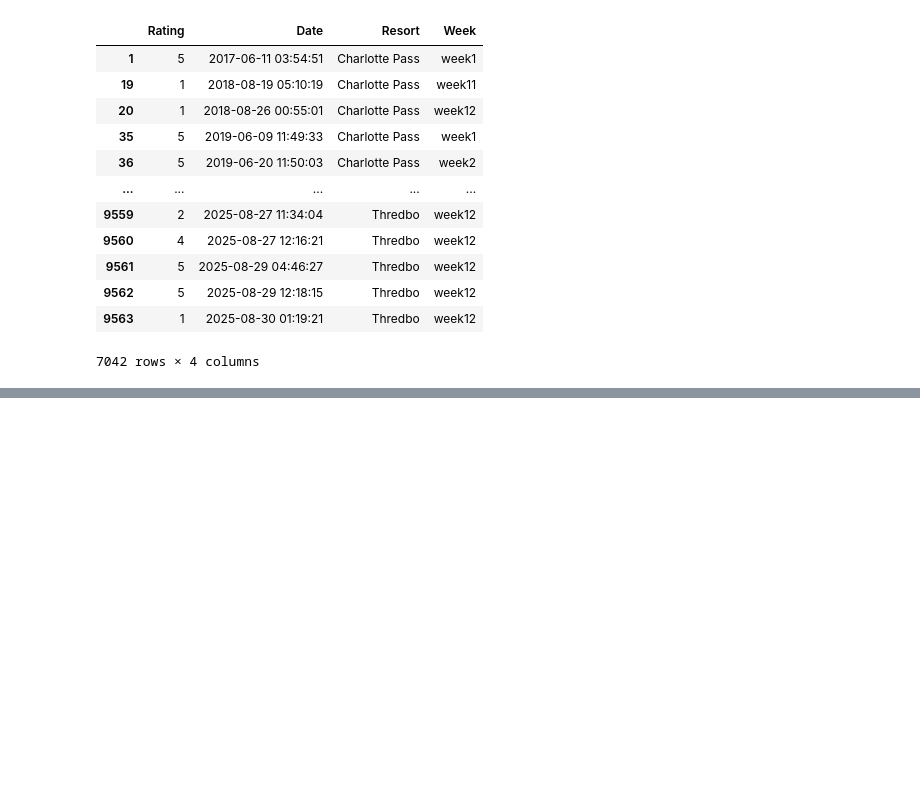
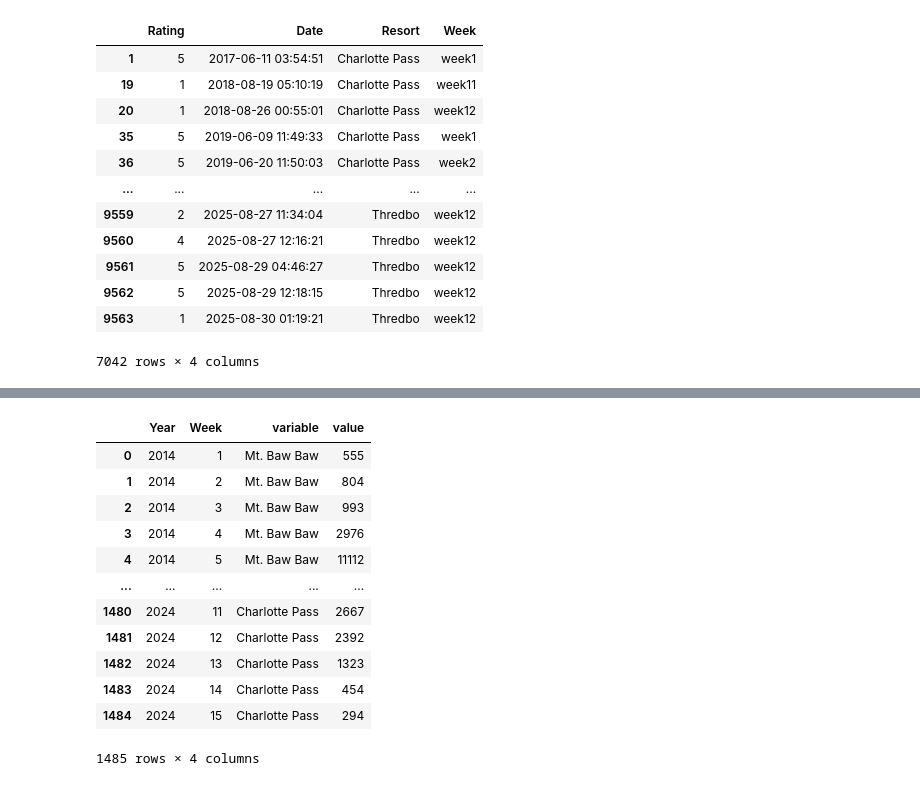
Before and after one commit to affogato-lab/datathon-braincells, a Jupyter notebook: cleaning_review.ipynb, the cells around one changed output, grey strips where cells are left out. Saved outputs shown, nothing was run; the diff lists cells and outputs as text; code cells hidden in the pictures; blank space fills up the shorter version.

```diff
--- a/cleaning_review.ipynb
+++ b/cleaning_review.ipynb
@@ -64,0 +166,17 @@ ratings.to_csv('ratings.csv')
+# %%
+visit_aus = visit_aus.melt(value_vars=['Mt. Baw Baw', 'Mt. Stirling', 'Mt. Hotham', 'Falls Creek', 	'Mt. Buller',  'Selwyn',
+	                       'Thredbo', 'Perisher',  'Charlotte Pass'], id_vars=['Year', 'Week'])
+# %% [output]
+|  | Year | Week | variable | value |
+| 0 | 2014 | 1 | Mt. Baw Baw | 555 |
+| 1 | 2014 | 2 | Mt. Baw Baw | 804 |
+| 2 | 2014 | 3 | Mt. Baw Baw | 993 |
+| 3 | 2014 | 4 | Mt. Baw Baw | 2976 |
+| 4 | 2014 | 5 | Mt. Baw Baw | 11112 |
+| ... | ... | ... | ... | ... |
+| 1480 | 2024 | 11 | Charlotte Pass | 2667 |
+| 1481 | 2024 | 12 | Charlotte Pass | 2392 |
+| 1482 | 2024 | 13 | Charlotte Pass | 1323 |
+| 1483 | 2024 | 14 | Charlotte Pass | 454 |
+| 1484 | 2024 | 15 | Charlotte Pass | 294 |
+1485 rows × 4 columns
```
Also changed, not shown: parts of 14 cells of this notebook, 6 other files.
